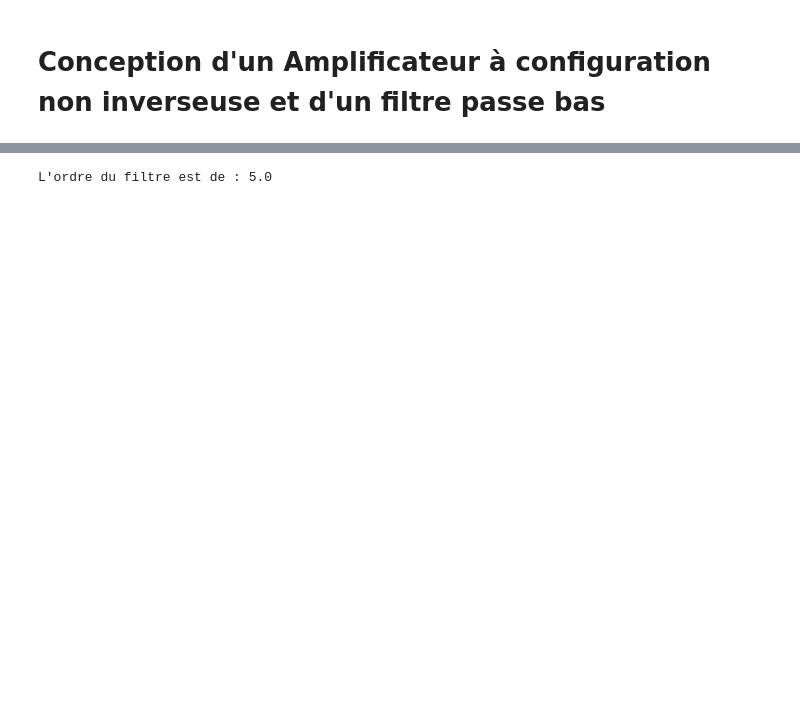
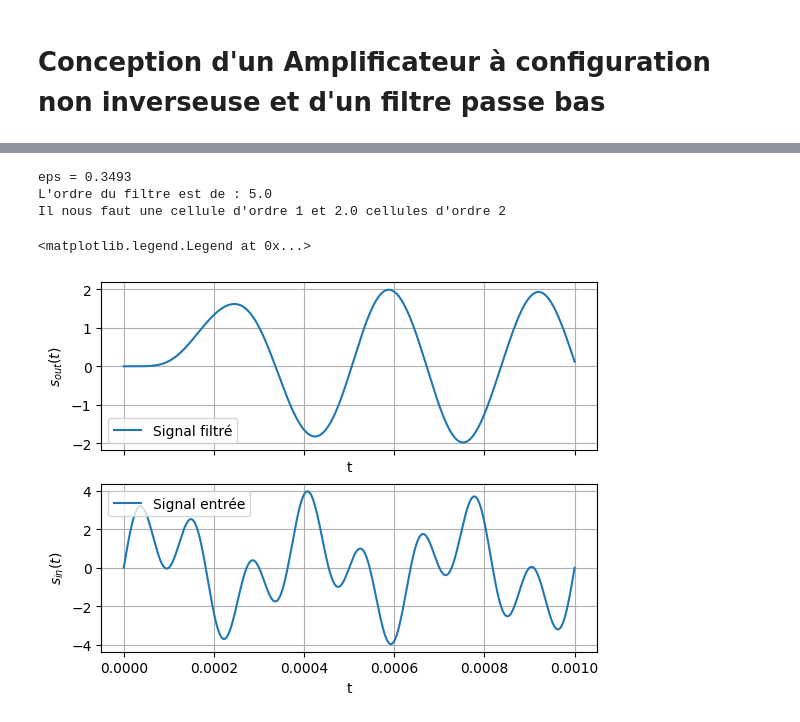
Before and after one commit to robohie/PourLaJeunesse, a Jupyter notebook: SignauxAmplicateurFiltre.ipynb, the cells around one changed output, grey strips where cells are left out. Saved outputs shown, nothing was run; the diff lists cells and outputs as text; code cells hidden in the pictures; blank space fills up the shorter version.

```diff
--- a/SignauxAmplicateurFiltre.ipynb
+++ b/SignauxAmplicateurFiltre.ipynb
@@ -80,12 +99,51 @@ plt.grid()
 # %%
-# Calcul d'un filtre de Chebychev
-f_c = 1000  # fréquence de coupure [Hz]
+# Calcul préliminaire d'un filtre de Chebyshev
+f_c = 4000  # fréquence de coupure [Hz]
 A_max = 0.5 # [dB]
-A_min, f_a = 40, 2000 # [dB], [Hz]
+A_min, f_a = 40, 8000 # [dB], [Hz]
 
 eps = np.sqrt(10**(A_max / 10) - 1)
-n = np.arccosh(np.sqrt((10**(A_min / 10) - 1)/(10**(A_max / 10) - 1))) / np.arccosh(f_a / f_c) # L'ordre du filtre de Chebychev
+n = np.arccosh(np.sqrt((10**(A_min / 10) - 1)/(10**(A_max / 10) - 1))) / np.arccosh(f_a / f_c) # L'ordre du filtre de Chebyshev
 n = np.round(n)
+print(f"eps = {np.round(eps, 4)}")
 print(f"L'ordre du filtre est de : {n}")
+# Détermination des cellules
+if not n%2:
+    print(f"Il nous faut {n//2} cellules d'ordre 2(de Sallen-Key)")
+else:
+    print(f"Il nous faut une cellule d'ordre 1 et {n//2} cellules d'ordre 2")
 # %% [output]
+eps = 0.3493
 L'ordre du filtre est de : 5.0
+Il nous faut une cellule d'ordre 1 et 2.0 cellules d'ordre 2
+# %%
+# Le module scipy nous permet de simuler un filtre de Chebyshev direct
+# Pour plus de détails voir la documentation officielle
+from scipy.signal import cheby1, sosfilt
+
+fs = ECHANTILLONS / t_final # fréquence d'échantillonnage
+filtre_cheby = cheby1(n, rp=A_max, Wn=f_c, btype="lowpass", analog=False, output="sos", fs=fs)
+# rp : A_max
+# Wn : fc en Hz si fs est donnée
+# btype : type de filtre "lowpass", "highpass", "bandstop", "bandpass"
+# analog : False pour filtre numérique
+# output : "sos" recommandé
+# cheby1 retourne les coefficient du numérateur et dénominateur de la fonction de transfert
+signal_sortie2 = sosfilt(filtre_cheby, x=signal_sortie1)
+
+fig, (ax1, ax2) = plt.subplots(2, 1, sharex=True)
+ax1.plot(t, signal_sortie2, label="Signal filtré")
+ax1.grid()
+ax1.legend()
+ax1.set_xlabel("t")
+ax1.set_ylabel(r"$s_{out}(t)$")
+
+ax2.plot(t, signal_sortie1, label="Signal entrée")
+ax2.grid()
+ax2.legend()
+ax2.set_xlabel("t")
+ax2.set_ylabel(r"$s_{in}(t)$")
+ax2.legend()
+# %% [output]
+<matplotlib.legend.Legend at 0x...>
+[figure, added]
```
Also changed, not shown: parts of 6 cells of this notebook, 3 other files.
